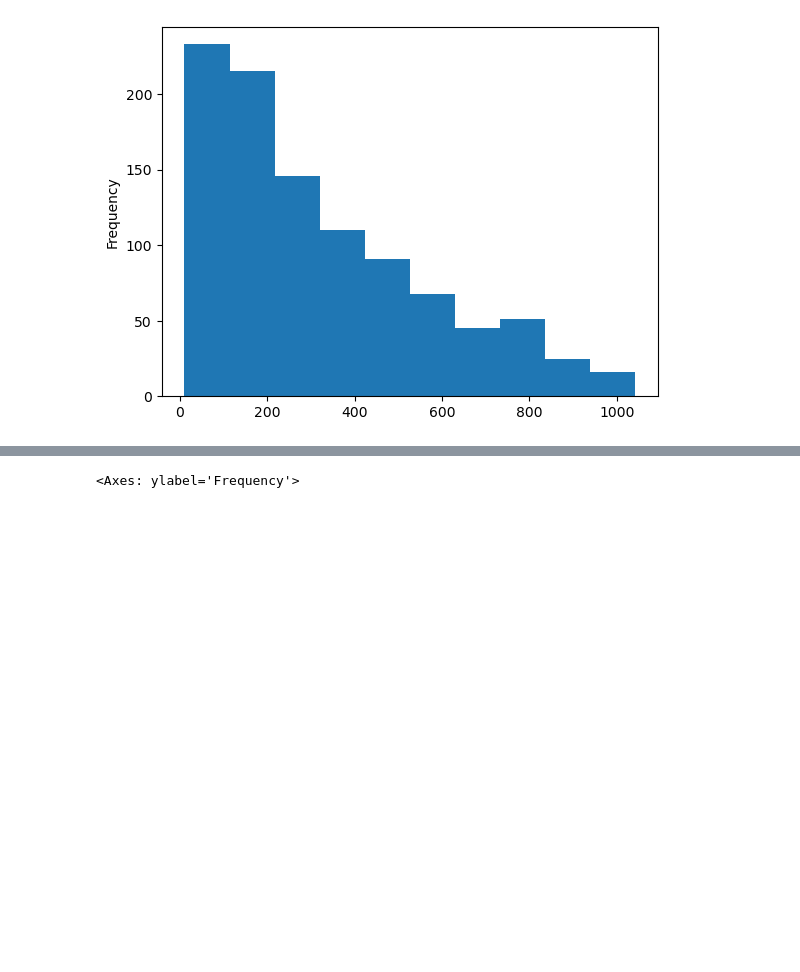
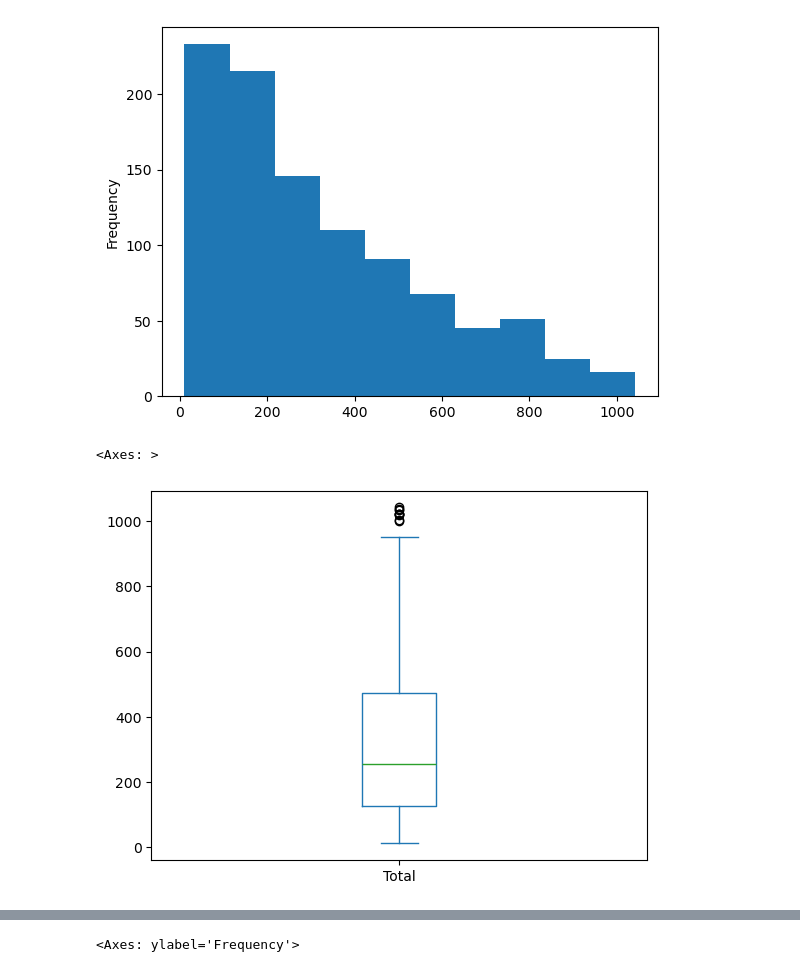
Before and after one commit to tdsTeresa/supermarket_top5, a Jupyter notebook: supermarket.ipynb, the cells around one changed output, grey strips where cells are left out. Cells and saved outputs as stored; diff of their text form; code cells hidden in the pictures; blank space fills up the shorter version.

```diff
--- a/supermarket.ipynb
+++ b/supermarket.ipynb
@@ -98,3 +99,8 @@ df['Total'].plot.hist()
 # %% [output]
 <Axes: ylabel='Frequency'>
 [figure]
+# %%
+df['Total'].plot.box()
+# %% [output]
+<Axes: >
+[figure, added]
```
Also changed, not shown: parts of 10 cells of this notebook.
